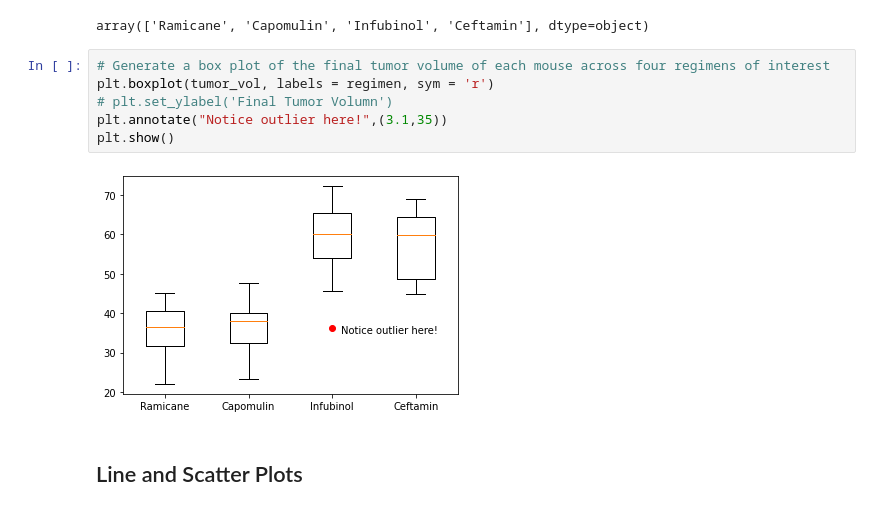
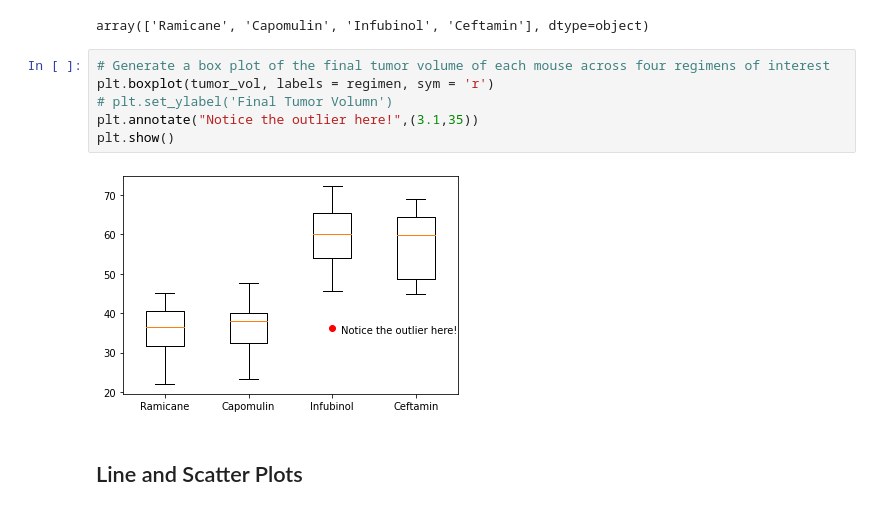
Before and after one commit to JGarvert/Matplotlib_homework, a Jupyter notebook: pymaceuticals_starter.ipynb, the cells around one changed output. Saved outputs shown, nothing was run; the diff lists cells and outputs as text.

```diff
--- a/pymaceuticals_starter.ipynb
+++ b/pymaceuticals_starter.ipynb
@@ -268,10 +268,10 @@ array(['Ramicane', 'Capomulin', 'Infubinol', 'Ceftamin'], dtype=object)
 # %%
 # Generate a box plot of the final tumor volume of each mouse across four regimens of interest
 plt.boxplot(tumor_vol, labels = regimen, sym = 'r')
 # plt.set_ylabel('Final Tumor Volumn')
-plt.annotate("Notice outlier here!",(3.1,35))
+plt.annotate("Notice the outlier here!",(3.1,35))
 plt.show()
 # %% [output]
-[figure, old version]
+[figure, new version]
 # %% [markdown]
 ## Line and Scatter Plots
```
Also changed, not shown: parts of 4 cells of this notebook.
